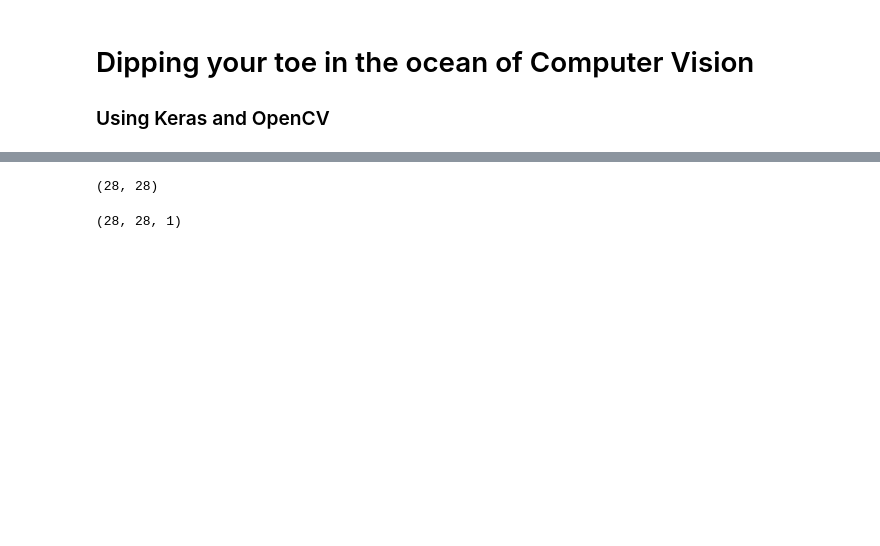
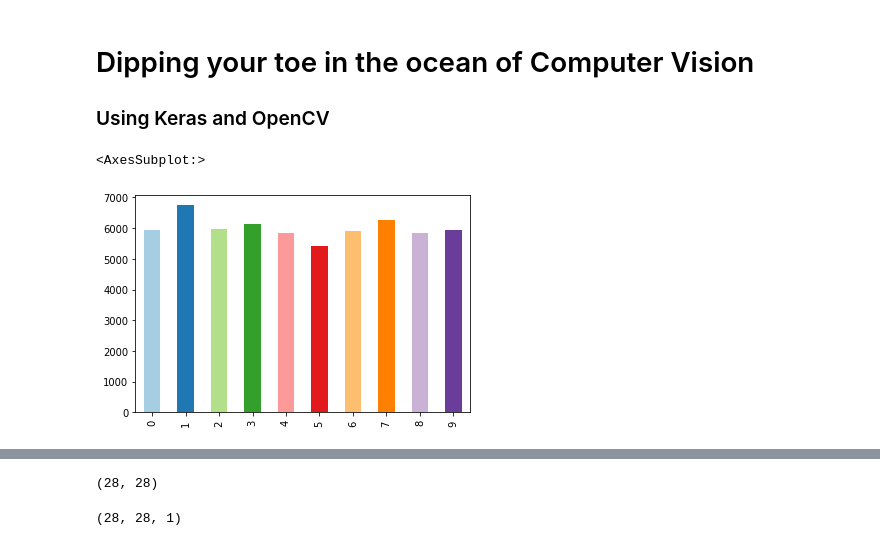
Before and after one commit to BRAIN-NTNU/computer-vision-course, a Jupyter notebook: computer-vision-course.ipynb, the cells around one changed output, grey strips where cells are left out. Cells and saved outputs as stored; diff of their text form; code cells hidden in the pictures; blank space fills up the shorter version.

```diff
--- a/computer-vision-course.ipynb
+++ b/computer-vision-course.ipynb
@@ -26,2 +12,15 @@ import cv2 as cv
 (x_train, y_train), (x_test, y_test) = mnist.load_data()
+# %%
+# Matplotlib's PyPlot - visualization library
+import matplotlib.pyplot as plt
+import pandas as pd
+
+df = pd.DataFrame.from_records(data=[y_train])
+df = df.T
+df.rename(columns = {0: 'target'}, inplace=True)
+count = df['target'].value_counts().sort_index()
+count.plot.bar(color=plt.cm.Paired(np.arange(len(count))))
+# %% [output]
+<AxesSubplot:>
+[figure, added]
 # %%
```
Also changed, not shown: parts of 11 cells of this notebook.
